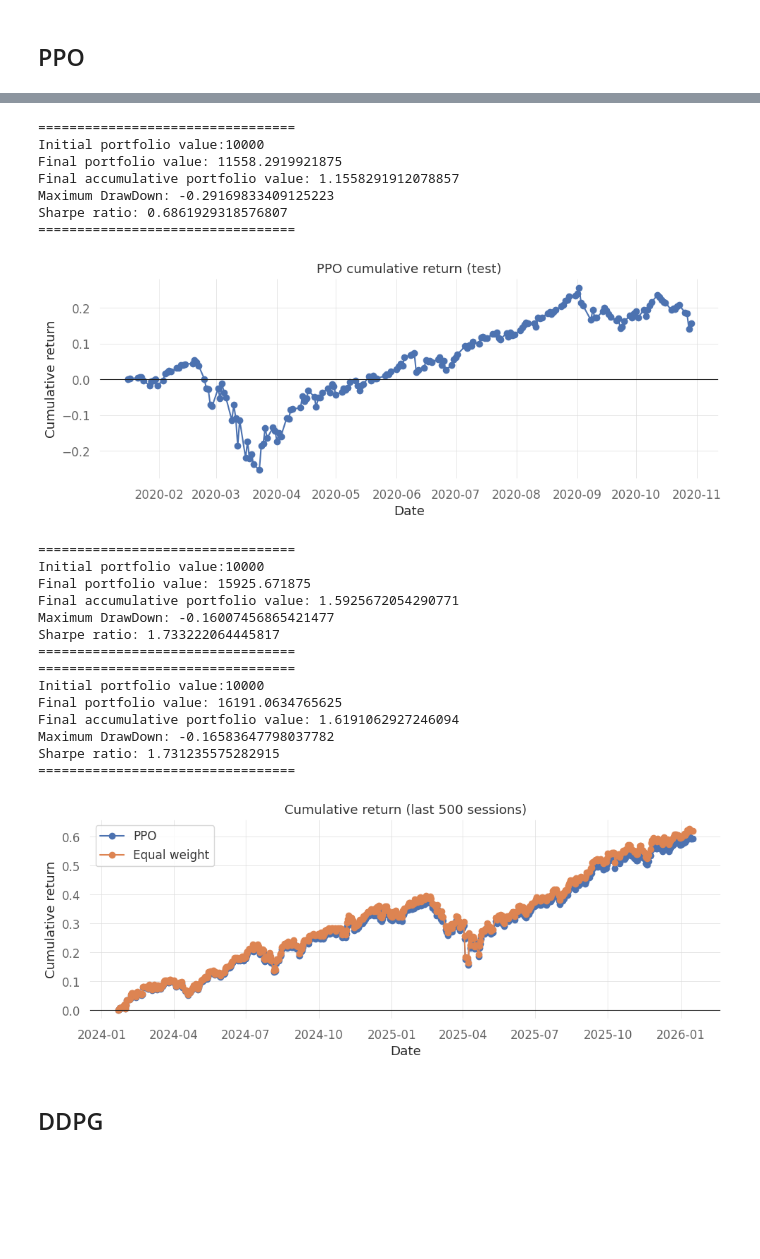
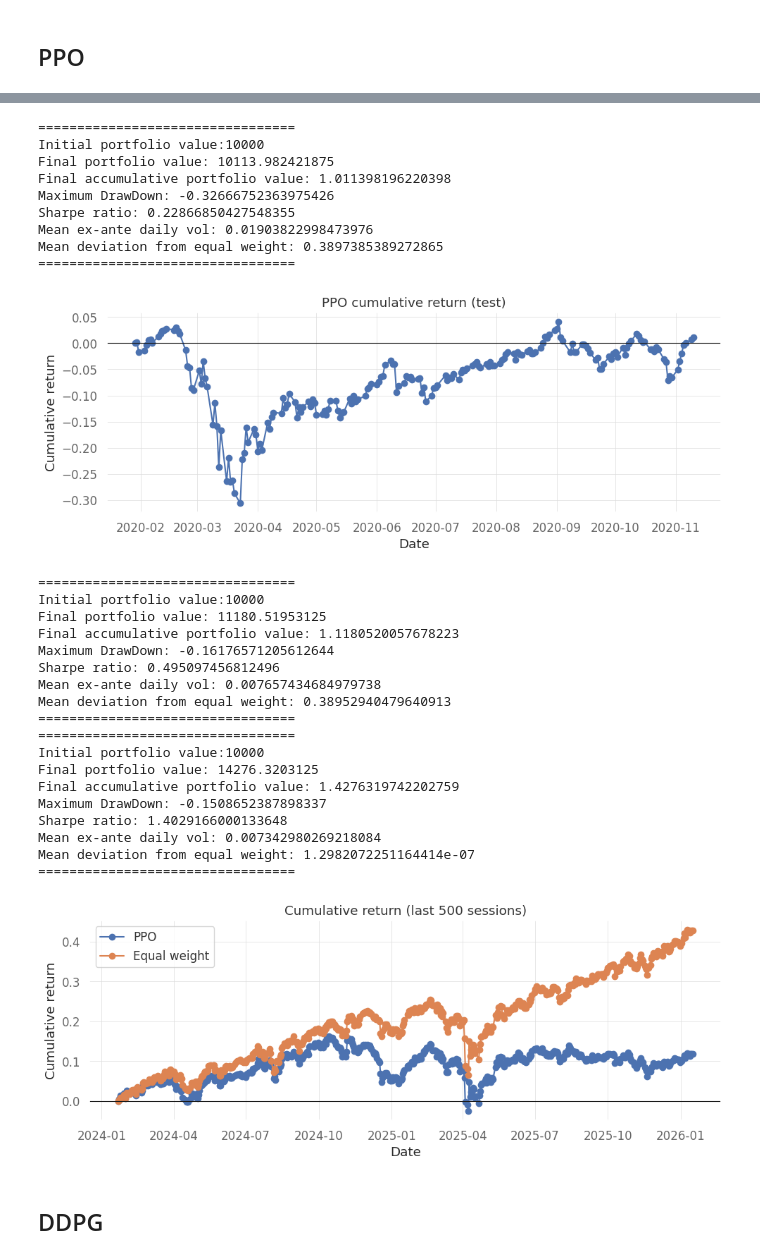
Before and after one commit to sanyam-dev/precog_test, a Jupyter notebook: task3.ipynb, the cells around one changed output, grey strips where cells are left out. Cells and saved outputs as stored; diff of their text form; code cells hidden in the pictures; blank space fills up the shorter version.

```diff
--- a/task3.ipynb
+++ b/task3.ipynb
@@ -79,14 +75,14 @@ Index(['date', 'tic', 'close', 'volume', 'rsi_6', 'stochrsi_3', 'volatility',
       dtype='str')
 # %%
 FEATURE_LIST = [
-    "close",
-    "volume",
-    "rsi_6",
+    "boll_pctb",          # close within its Bollinger band (replaces raw close)
+    "volume_stad",        # 10-day z-score of volume (replaces raw volume)
+    "rsi_6_scale",        # rsi_6 / 100
     "macd_stad",
     "macds_stad",
     "adx_scale",
     "pvo_stad",
     "tema_stad",
-    "stochrsi_3",
+    "stochrsi_3_scale",   # stochrsi_3 / 100
     "log-ret_stad",
 ]
@@ -402,14 +502,5 @@ Sharpe ratio: 1.5823179265457208
 # %%
-ppo_test_env = PortfolioOptimizationEnv(
-    df=test,
-    initial_amount=10000,
-    order_df=True,
-    comission_fee_pct=0.001,
-    comission_fee_model="trf",
-    features=FEATURE_LIST,
-    return_last_action=True,
-    normalize_df=None,  # type: ignore[arg-type]
-)
+ppo_test_env = make_env(test)
 env_test, obs = ppo_test_env.get_sb_env()
 
 values, dates = (
@@ -438,26 +529,19 @@ plt.show()
 # %% [output]
 =================================
 Initial portfolio value:10000
-Final portfolio value: 11558.2919921875
-Final accumulative portfolio value: 1.1558291912078857
-Maximum DrawDown: -0.29169833409125223
-Sharpe ratio: 0.6861929318576807
+Final portfolio value: 10113.982421875
+Final accumulative portfolio value: 1.011398196220398
+Maximum DrawDown: -0.32666752363975426
+Sharpe ratio: 0.22866850427548355
+Mean ex-ante daily vol: 0.01903822998473976
+Mean deviation from equal weight: 0.3897385389272865
 =================================
-[figure, old version]
+[figure, new version]
 # %%
 sessions = pd.Index(pd.to_datetime(features["date"]).unique()).sort_values()
 recent = features[pd.to_datetime(features["date"]).isin(sessions[-500:])]
 recent = pd.DataFrame(recent).reset_index()
-ppo_recent_env = PortfolioOptimizationEnv(
-    df=recent,
-    initial_amount=10000,
-    order_df=True,
-    comission_fee_pct=0.001,
-    comission_fee_model="trf",
-    features=FEATURE_LIST,
-    return_last_action=True,
-    normalize_df=None,  # type: ignore[arg-type]
-)
+ppo_recent_env = make_env(recent)
 env_test, obs = ppo_recent_env.get_sb_env()
 
 values, dates = (
@@ -469,51 +553,46 @@ while True:
     obs, reward, done, info = env_test.step(action)
     if done[0]:
         break
     values = list(ppo_recent_env._asset_memory["final"])
     dates = list(ppo_recent_env._date_memory)
 values = np.asarray(values, dtype=float)
 dates = pd.to_datetime(dates)
 cumulative = values / values[0] - 1
 
-ew_recent_env = PortfolioOptimizationEnv(
-    df=recent,
-    initial_amount=10000,
-    order_df=True,
-    comission_fee_pct=0.001,
-    comission_fee_model="trf",
-    features=FEATURE_LIST,
-    return_last_action=True,
-    normalize_df=None,  # type: ignore[arg-type]
-)
+ew_recent_env = make_env(recent)
 _ = equal_weight_portfolio(ew_recent_env)
 ew_values = np.asarray(ew_recent_env._asset_memory["final"], dtype=float)
 ew_dates = pd.to_datetime(ew_recent_env._date_memory)
 ew_cumulative = ew_values / ew_values[0] - 1
 plt.figure(figsize=(10, 4))
 plt.plot(dates, cumulative, marker="o", label="PPO")
 plt.plot(ew_dates, ew_cumulative, marker="o", label="Equal weight")
 plt.axhline(0, color="k", lw=0.8)
 plt.title("Cumulative return (last 500 sessions)")
 plt.xlabel("Date")
 plt.ylabel("Cumulative return")
 plt.legend()
 plt.tight_layout()
 plt.show()
 # %% [output]
 =================================
 Initial portfolio value:10000
-Final portfolio value: 15925.671875
-Final accumulative portfolio value: 1.5925672054290771
-Maximum DrawDown: -0.16007456865421477
-Sharpe ratio: 1.733222064445817
+Final portfolio value: 11180.51953125
+Final accumulative portfolio value: 1.1180520057678223
+Maximum DrawDown: -0.16176571205612644
+Sharpe ratio: 0.495097456812496
+Mean ex-ante daily vol: 0.007657434684979738
+Mean deviation from equal weight: 0.38952940479640913
 =================================
 =================================
 Initial portfolio value:10000
-Final portfolio value: 16191.0634765625
-Final accumulative portfolio value: 1.6191062927246094
-Maximum DrawDown: -0.16583647798037782
-Sharpe ratio: 1.731235575282915
+Final portfolio value: 14276.3203125
+Final accumulative portfolio value: 1.4276319742202759
+Maximum DrawDown: -0.1508652387898337
+Sharpe ratio: 1.4029166000133648
+Mean ex-ante daily vol: 0.007342980269218084
+Mean deviation from equal weight: 1.2982072251164414e-07
 =================================
-[figure, old version]
+[figure, new version]
 # %% [markdown]
 ## DDPG
```
Also changed, not shown: parts of 29 cells of this notebook, 41 other files.
